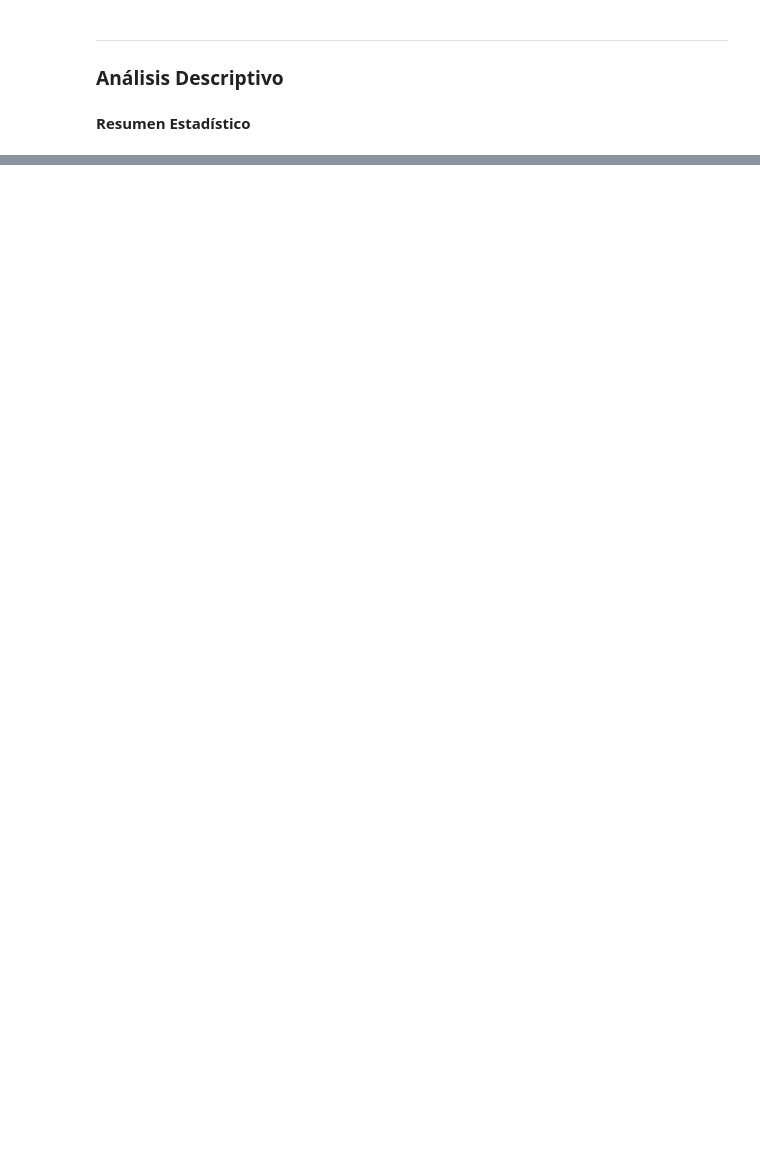
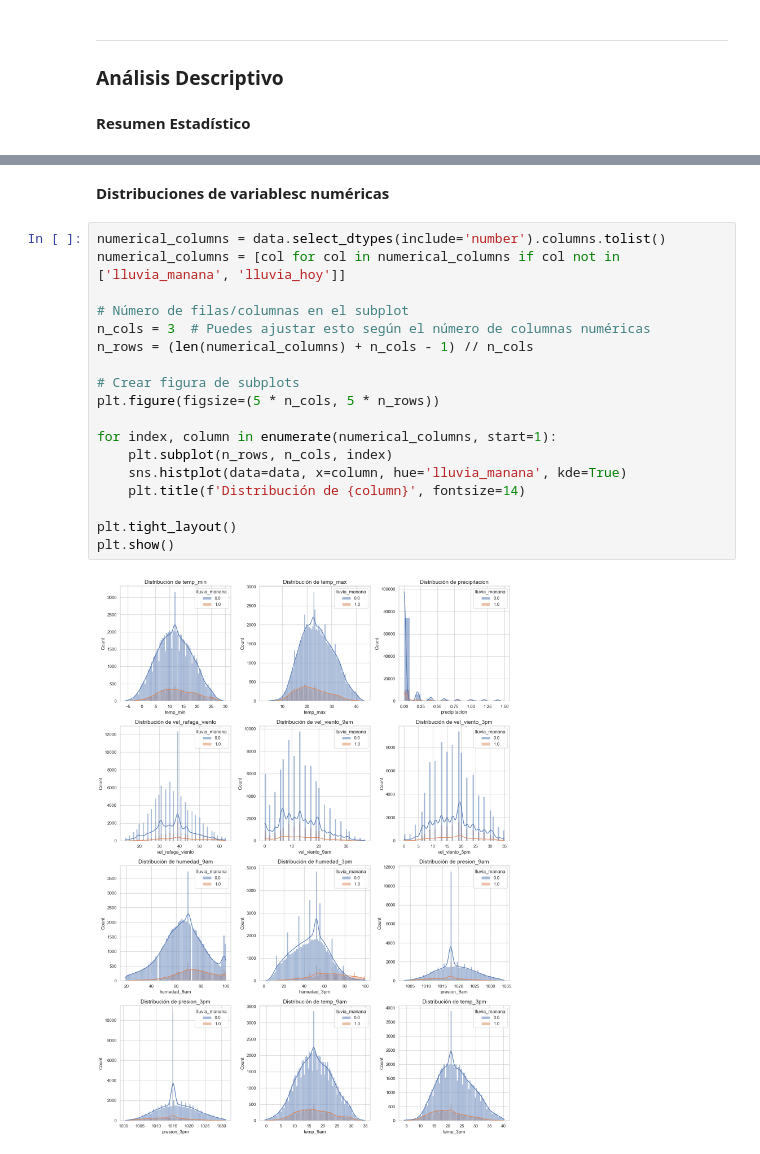
Before and after one commit to mariaRam2003/hdt6_mineria, a Jupyter notebook: HT6-EDA.ipynb, the cells around one changed output, grey strips where cells are left out. Drawn from its saved outputs; the diff is of its cells as text; blank space fills up the shorter version.

Commit message:
Distribuciones y frecuencias

```diff
--- a/HT6-EDA.ipynb
+++ b/HT6-EDA.ipynb
@@ -457,0 +466,22 @@ data.shape
+# %% [markdown]
+**Distribuciones de variablesc numéricas**
+# %%
+numerical_columns = data.select_dtypes(include='number').columns.tolist()
+numerical_columns = [col for col in numerical_columns if col not in ['lluvia_manana', 'lluvia_hoy']]
+
+# Número de filas/columnas en el subplot
+n_cols = 3  # Puedes ajustar esto según el número de columnas numéricas
+n_rows = (len(numerical_columns) + n_cols - 1) // n_cols
+
+# Crear figura de subplots
+plt.figure(figsize=(5 * n_cols, 5 * n_rows))
+
+for index, column in enumerate(numerical_columns, start=1):
+    plt.subplot(n_rows, n_cols, index)
+    sns.histplot(data=data, x=column, hue='lluvia_manana', kde=True)
+    plt.title(f'Distribución de {column}', fontsize=14)
+
+plt.tight_layout()
+plt.show()
+# %% [output]
+[figure, added]
```
Also changed, not shown: parts of 5 cells of this notebook.
